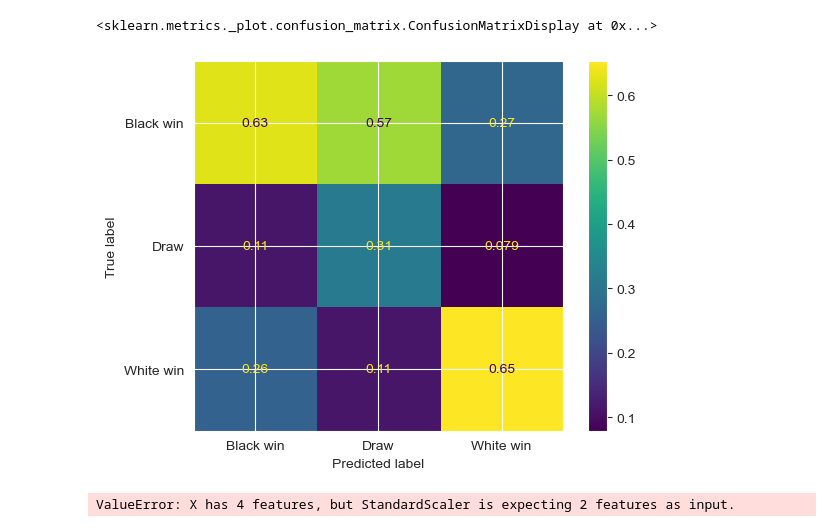
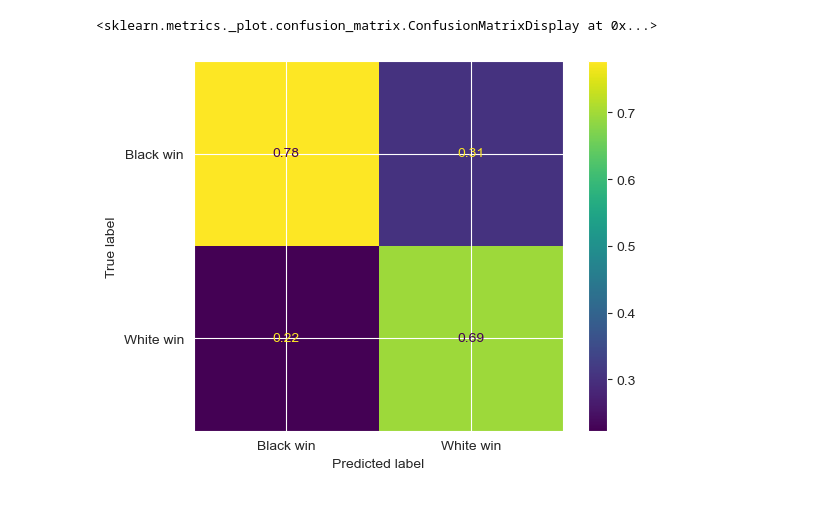
Before and after one commit to SandroMartens/Lichess-Win-Predictions, a Jupyter notebook: win_prob.ipynb, the cells around one changed output. Saved outputs shown, nothing was run; the diff lists cells and outputs as text; code cells hidden in the pictures.

```diff
--- a/win_prob.ipynb
+++ b/win_prob.ipynb
@@ -83,26 +64,29 @@ random_state = 42
 
 features = [
     "eval",
-    "ply",
-    "elo_black",
-    "elo_white",
+    # "ply",
+    # "elo_dif"
 ]
 # features = ["eval_min", "eval_max"]
-X = df.loc[:, features]
+X = df[features]
 y = df.result
 
-classifier = LogisticRegression(
-    # Cs=20,
+classifier = LogisticRegressionCV(
+    Cs=20,
     random_state=random_state,
     n_jobs=-1,
-    # penalty="elasticnet",
-    # solver="saga",
-    # l1_ratios=np.linspace(0, 1, num=20),
+    penalty="elasticnet",
+    solver="saga",
+    l1_ratios=np.linspace(0, 1, num=20),
     # class_weight="balanced",
+    # fit_intercept=False
 )
+
 scaler = StandardScaler()
 model = make_pipeline(scaler, classifier)
 
 X_train, X_test, y_train, y_test = train_test_split(
     X, y, random_state=random_state, stratify=y
 )
+
+model.fit(X_train, y_train)
@@ -164,19 +151,15 @@ sns.scatterplot(
 # %%
 ConfusionMatrixDisplay.from_estimator(
     model,
     X_test,
     y_test,
     normalize="pred",
     display_labels=[
         "Black win",
-        "Draw",
+        # "Draw",
         "White win",
     ],
 )
 # %% [output]
 <sklearn.metrics._plot.confusion_matrix.ConfusionMatrixDisplay at 0x...>
-[figure, old version]
+[figure, new version]
-# %%
-model.predict_proba([[0, 10, 2300, 2300]])
-# %% [output]
-ValueError: X has 4 features, but StandardScaler is expecting 2 features as input.
```
Also changed, not shown: parts of 9 cells of this notebook.
